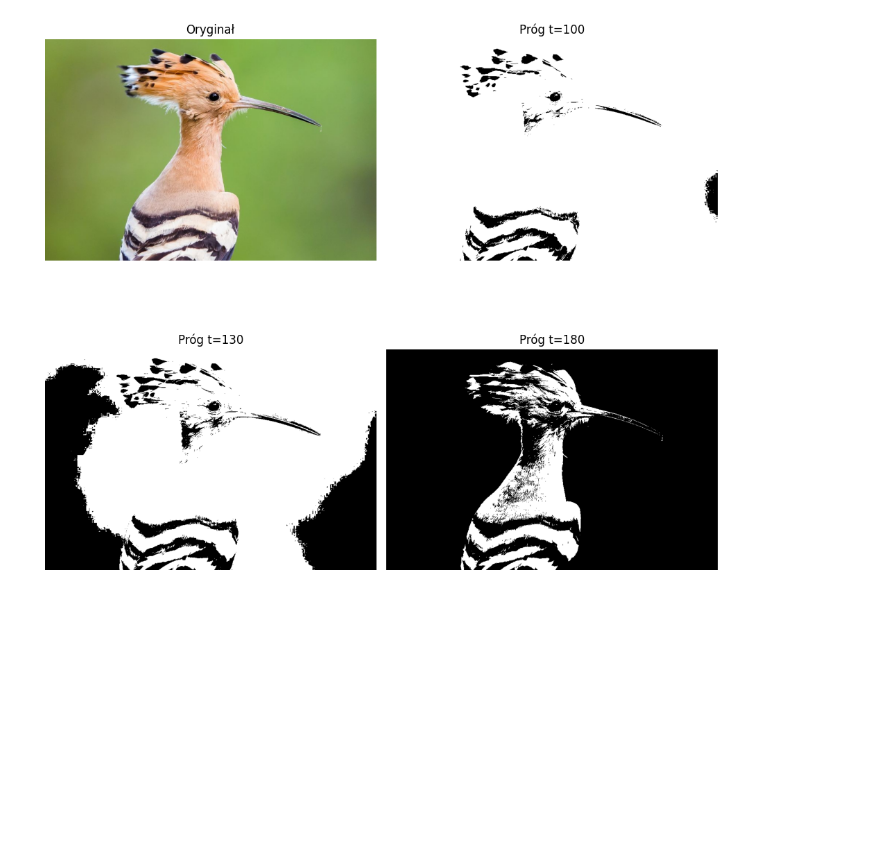
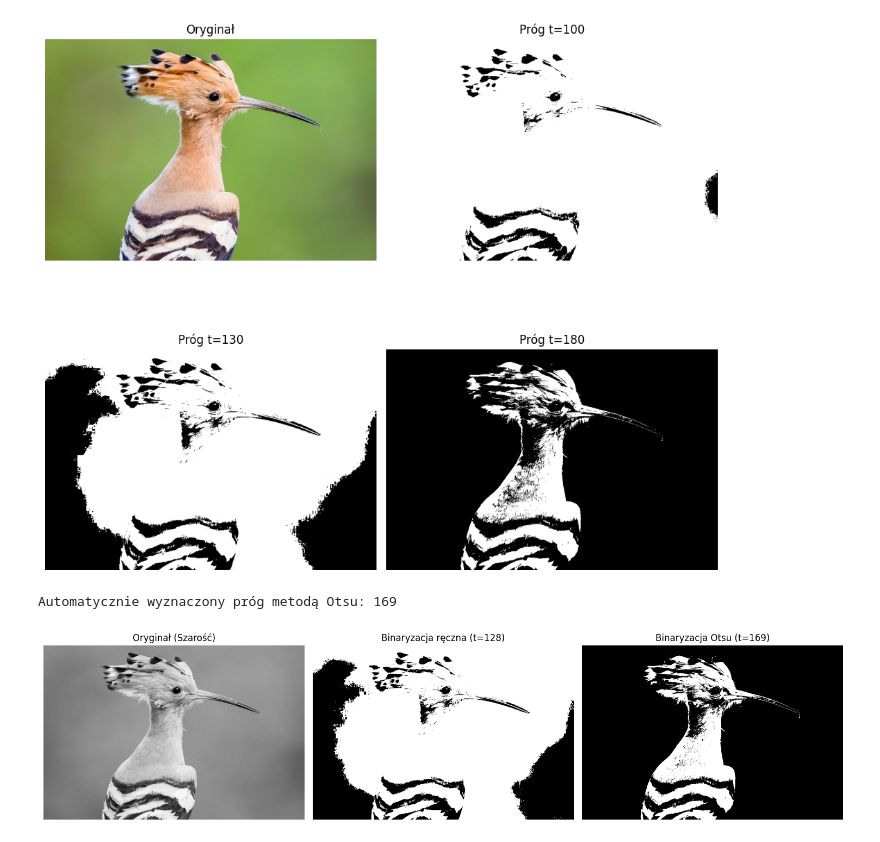
Before and after one commit to k-osinski/Biometrics_Projects, a Jupyter notebook: Image_Processing_Core/notebooks/01_pixel_operations.ipynb, the cells around one changed output. Cells and saved outputs as stored; diff of their text form; code cells hidden in the pictures; blank space fills up the shorter version.

Commit message:
add thresholding variants

```diff
--- a/Image_Processing_Core/notebooks/01_pixel_operations.ipynb
+++ b/Image_Processing_Core/notebooks/01_pixel_operations.ipynb
@@ -116,6 +119,38 @@ plt.tight_layout()
 plt.show()
 # %% [output]
 [figure]
+# %%
+img_gray = to_grayscale(img_rgb)
+
+# Wyznaczenie progu Otsu i binaryzacja
+optimal_t = otsu_threshold(img_gray)
+img_otsu = binarize_otsu(img_gray)
+
+# Ręczna binaryzacja dla porównania
+img_manual = binarize(img_gray, threshold=128)
+
+print(f"Automatycznie wyznaczony próg metodą Otsu: {optimal_t}")
+
+# Wyświetlenie wyników
+fig, axes = plt.subplots(1, 3, figsize=(15, 5))
+
+axes[0].imshow(img_gray, cmap='gray', vmin=0, vmax=255)
+axes[0].set_title("Oryginał (Szarość)")
+axes[0].axis('off')
+
+axes[1].imshow(img_manual, cmap='gray', vmin=0, vmax=255)
+axes[1].set_title("Binaryzacja ręczna (t=128)")
+axes[1].axis('off')
+
+axes[2].imshow(img_otsu, cmap='gray', vmin=0, vmax=255)
+axes[2].set_title(f"Binaryzacja Otsu (t={optimal_t})")
+axes[2].axis('off')
+
+plt.tight_layout()
+plt.show()
+# %% [output]
+Automatycznie wyznaczony próg metodą Otsu: 169
+[figure, added]
 # %%
 # Wyrównywanie histogramu
 img_eq = equalize_histogram(img_gray)
```
Also changed, not shown: parts of 3 cells of this notebook, 3 other files.
